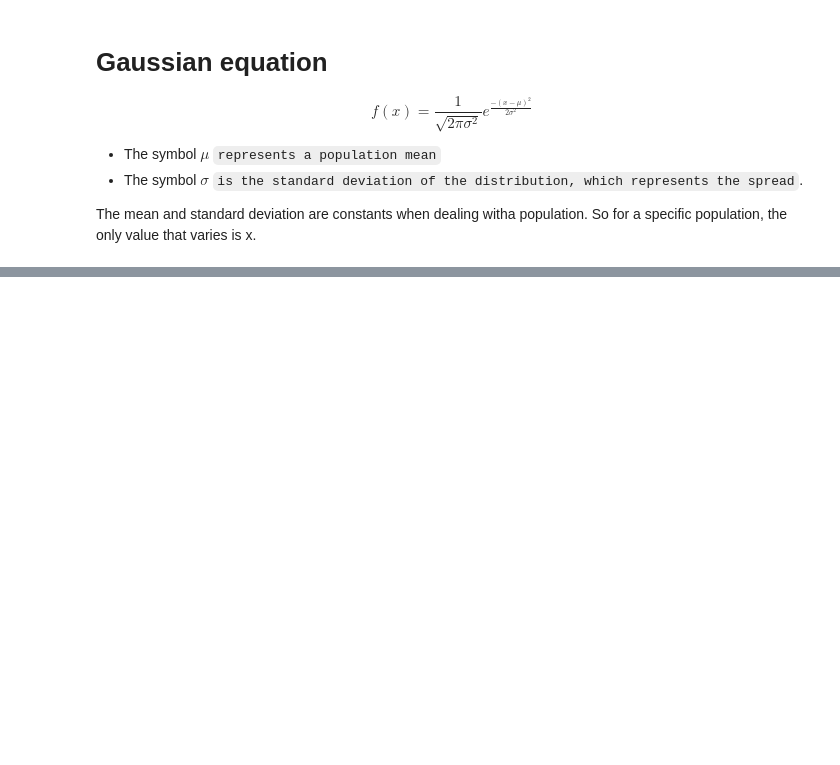
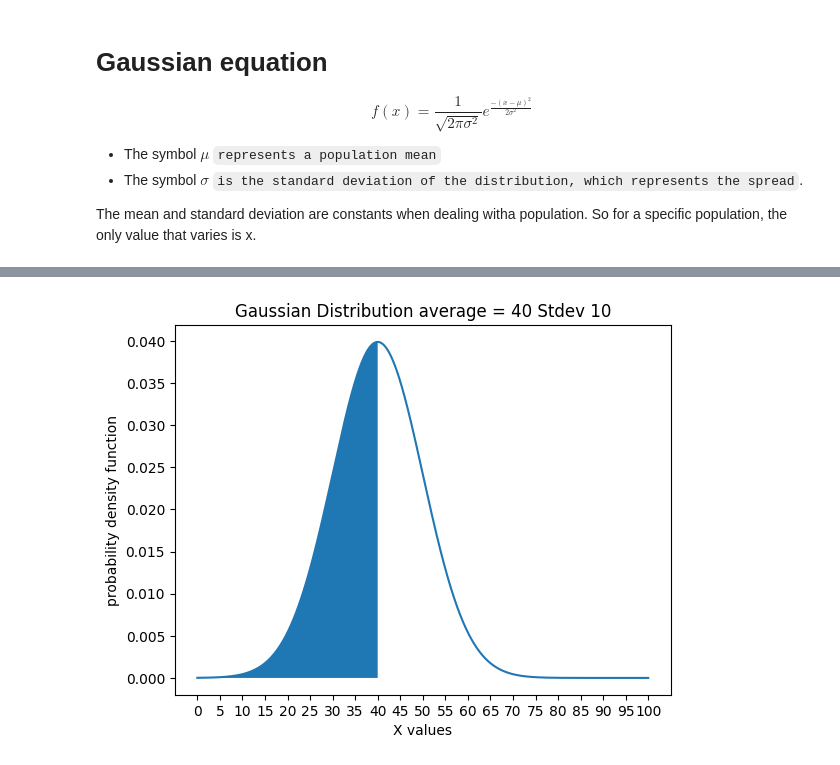
Before and after one commit to QuangMDoan/python, a Jupyter notebook: gaussian.ipynb, the cells around one changed output, grey strips where cells are left out. Saved outputs shown, nothing was run; the diff lists cells and outputs as text; code cells hidden in the pictures; blank space fills up the shorter version.

```diff
--- a/gaussian.ipynb
+++ b/gaussian.ipynb
@@ -56,7 +59,6 @@ visualize_gaussian(x, 40, 10)
 # %%
-x = [xi for xi in range(0, 100, 1)]
 visualize_gaussian(x, 50, 10)
 
-x = [xi for xi in range(0, 120, 1)]
+x = np.linspace(0, 120, 120)
 visualize_gaussian(x, 60, 10)
 # %% [output]
@@ -72,0 +75,27 @@ visualize_gaussian(x, 50, 15)
+# %%
+def plot_fill(dist, x, a, b, title):
+    y = dist.pdf(x)
+
+    x_ab = np.linspace(a, b, 1000)
+    y_ab = dist.pdf(x_ab)
+
+    plt.plot(x, y)
+    plt.fill_between(x_ab, y_ab)
+    plt.xticks(np.linspace(x[0], x[len(y)-1], 21))
+    plt.xlabel('X values')
+    plt.ylabel("probability density function")
+    plt.title(title)
+    plt.show()
+
+mu = 40
+sigma = 10
+
+dist = norm(mu, sigma)
+
+x = np.linspace(0, 100, 1000)
+
+a = 0
+b = 40
+plot_fill(dist, x, a, b, f"Gaussian Distribution average = {mu} Stdev {sigma}")
+# %% [output]
+[figure, added]
```
Also changed, not shown: parts of 6 cells of this notebook.
